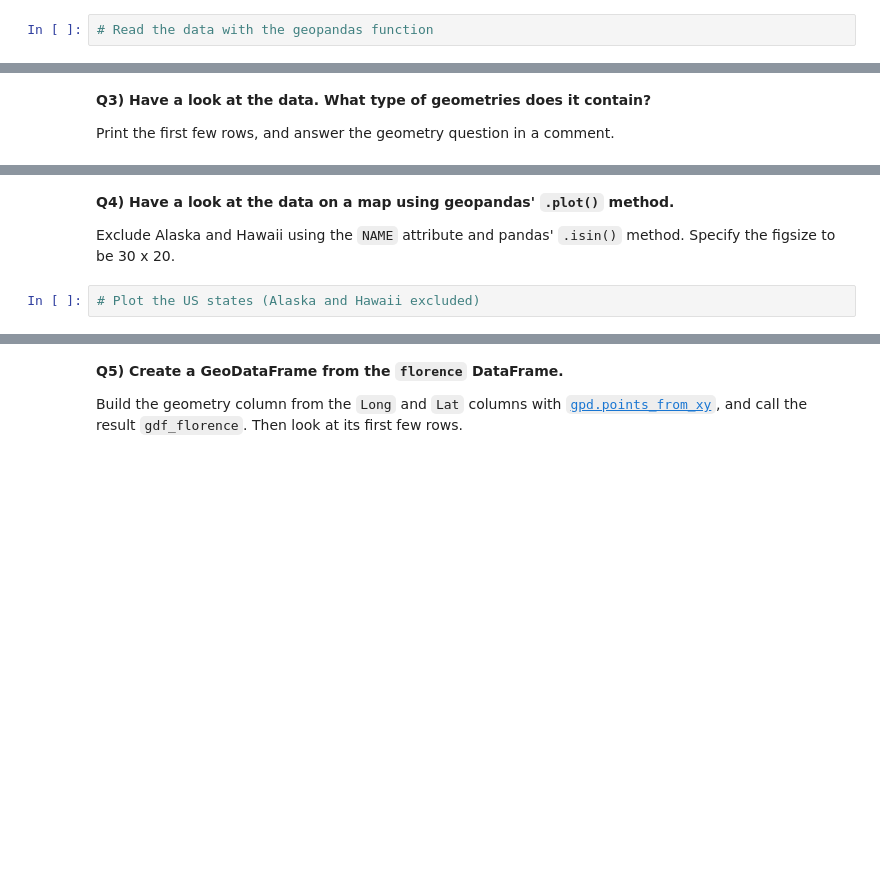
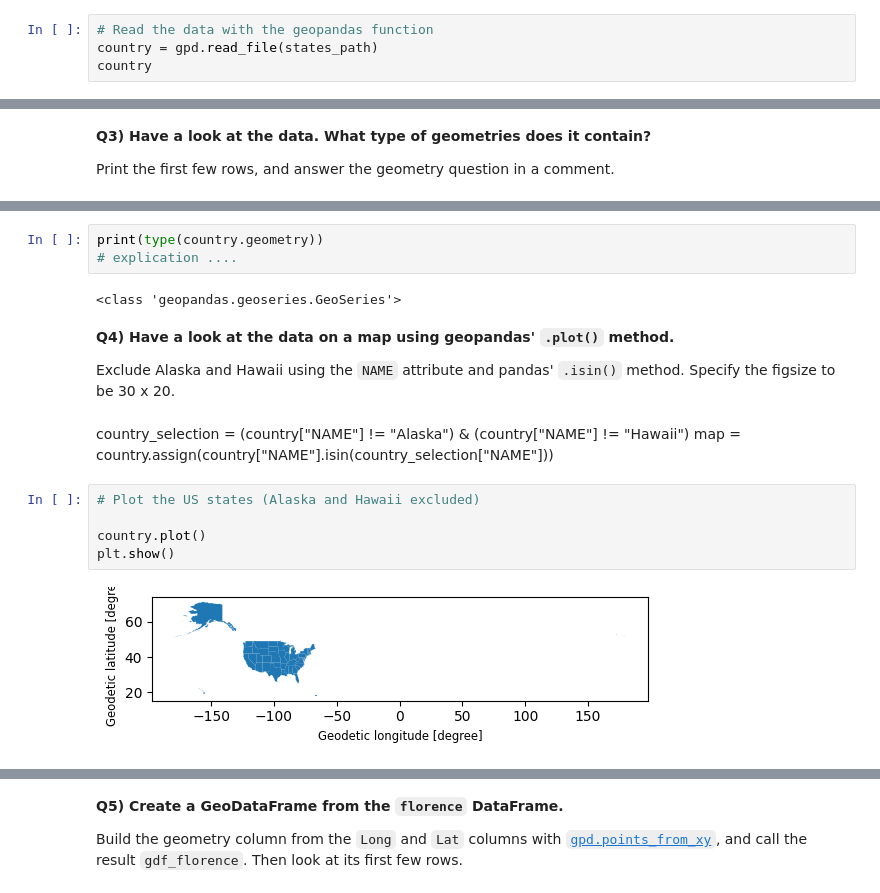
Before and after one commit to Lorena-garciamorais/2026_Intro_Python, a Jupyter notebook: live/part-I/1.6-geospatial-vector-data-environmental-exercises.ipynb, the cells around one changed output, grey strips where cells are left out. Saved outputs shown, nothing was run; the diff lists cells and outputs as text; blank space fills up the shorter version.

```diff
--- a/live/part-I/1.6-geospatial-vector-data-environmental-exercises.ipynb
+++ b/live/part-I/1.6-geospatial-vector-data-environmental-exercises.ipynb
@@ -79,2 +86,4 @@ The file is cached at `states_path`. Call the result `country`.
 # %%
 # Read the data with the geopandas function
+country = gpd.read_file(states_path)
+country
@@ -87,10 +122,23 @@ Print the first few rows, and answer the geometry question in a comment.
+# %%
+print(type(country.geometry))
+# explication ....
+# %% [output]
+<class 'geopandas.geoseries.GeoSeries'>
 # %% [markdown]
 **Q4) Have a look at the data on a map using geopandas' `.plot()` method.**
 
 Exclude Alaska and Hawaii using the `NAME` attribute and pandas' `.isin()` method. Specify the
 figsize to be 30 x 20.
+# %% [markdown]
+country_selection = (country["NAME"] != "Alaska") & (country["NAME"] != "Hawaii")
+map = country.assign(country["NAME"].isin(country_selection["NAME"]))
 # %%
 # Plot the US states (Alaska and Hawaii excluded)
+
+country.plot()
+plt.show()
+# %% [output]
+[figure, added]
 # %%
 # Pre-supplied: read in the hurricane Florence data, drop the advisory bookkeeping columns,
 # fix the longitude sign, and have a look at the dataframe.
```
Also changed, not shown: parts of 5 cells of this notebook.
